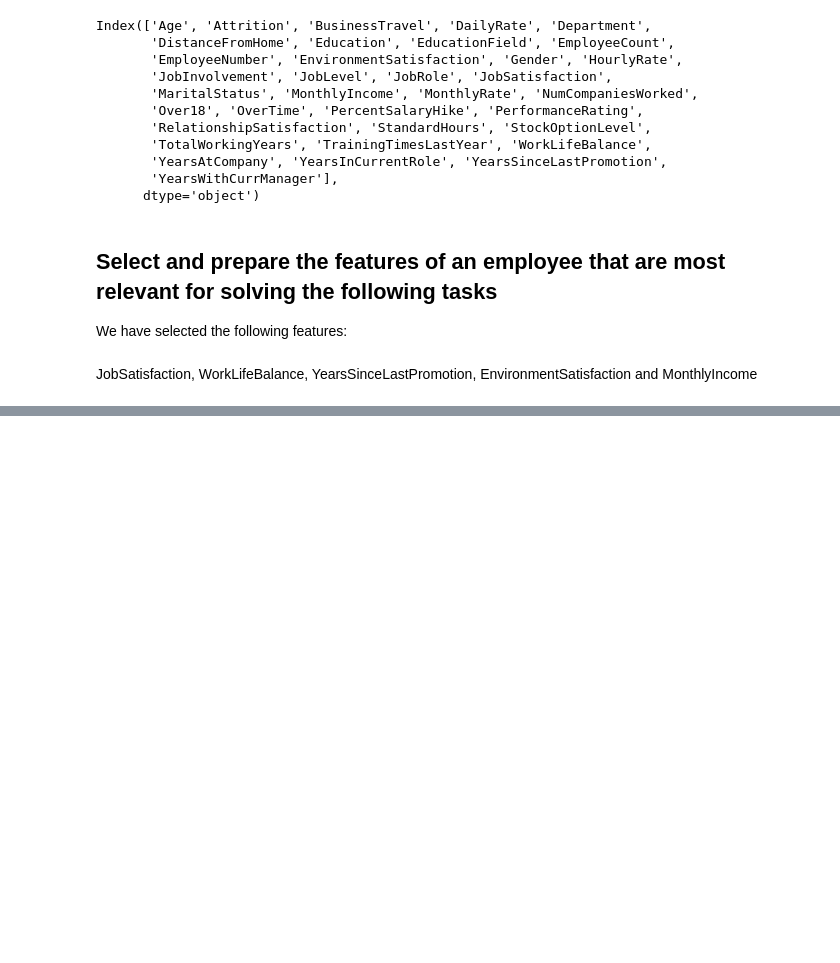
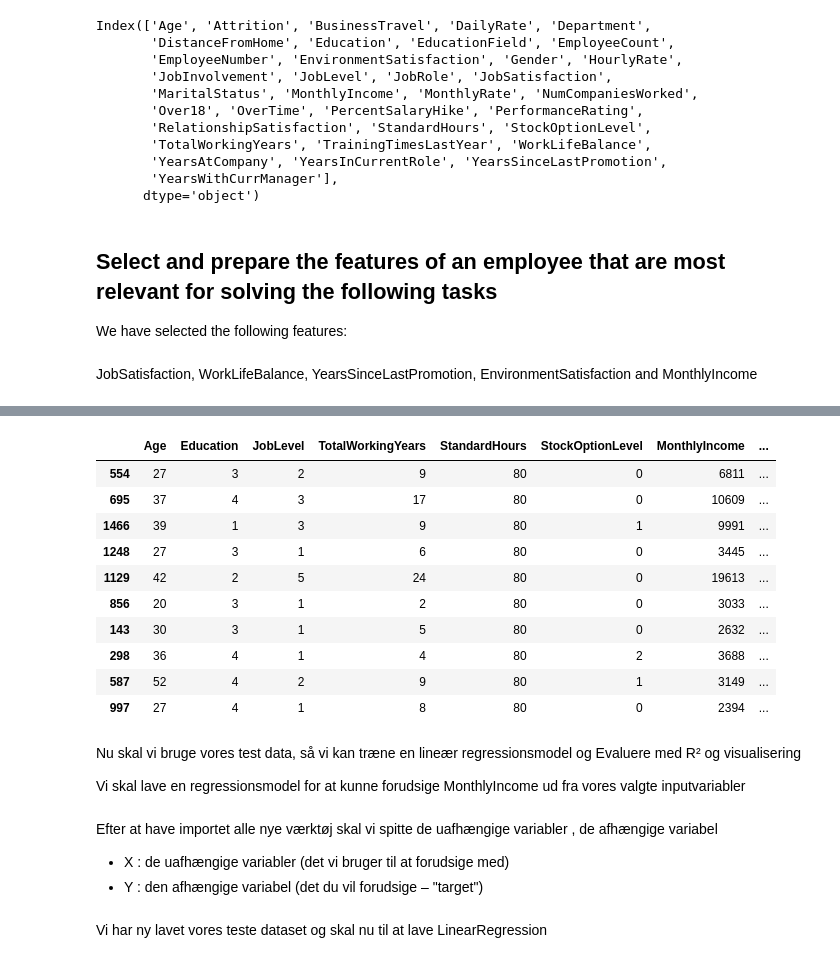
Before and after one commit to sanderMarcusChristensen/BI-Projects, a Jupyter notebook: MP3 - Machine Learning for analysis and prediction/Code/employee_attrition_exploration.ipynb, the cells around one changed output, grey strips where cells are left out. Saved outputs shown, nothing was run; the diff lists cells and outputs as text; code cells hidden in the pictures; blank space fills up the shorter version.

Commit message:
step 2 i mp3 done, skla laves pæn

```diff
--- a/MP3 - Machine Learning for analysis and prediction/Code/employee_attrition_exploration.ipynb
+++ b/MP3 - Machine Learning for analysis and prediction/Code/employee_attrition_exploration.ipynb
@@ -60,0 +118,18 @@ JobSatisfaction, WorkLifeBalance, YearsSinceLastPromotion, EnvironmentSatisfacti
+# %%
+# Vælg de ønskede features
+features = [
+    'Age',
+    'Education',
+    'EducationField',
+    'JobLevel',
+    'JobRole',
+    'TotalWorkingYears',
+    'StandardHours',
+    'StockOptionLevel'
+]
+
+# Target (det vi vil forudsige)
+target = 'MonthlyIncome'
+
+# Lav en kopi af datasættet med kun relevante kolonner
+df_model = emp_data[features + [target]].copy()
@@ -60,0 +140,19 @@ JobSatisfaction, WorkLifeBalance, YearsSinceLastPromotion, EnvironmentSatisfacti
+# %%
+# Du  kolonner med værdierne 0 og 1, men pandas kan vise dem som False og True
+df_model_encoded.sample(10)
+# %% [output]
+|  | Age | Education | JobLevel | TotalWorkingYears | StandardHours | StockOptionLevel | MonthlyIncome | ... |
+| 554 | 27 | 3 | 2 | 9 | 80 | 0 | 6811 | ... |
+| 695 | 37 | 4 | 3 | 17 | 80 | 0 | 10609 | ... |
+| 1466 | 39 | 1 | 3 | 9 | 80 | 1 | 9991 | ... |
+| 1248 | 27 | 3 | 1 | 6 | 80 | 0 | 3445 | ... |
+| 1129 | 42 | 2 | 5 | 24 | 80 | 0 | 19613 | ... |
+| 856 | 20 | 3 | 1 | 2 | 80 | 0 | 3033 | ... |
+| 143 | 30 | 3 | 1 | 5 | 80 | 0 | 2632 | ... |
+| 298 | 36 | 4 | 1 | 4 | 80 | 2 | 3688 | ... |
+| 587 | 52 | 4 | 2 | 9 | 80 | 1 | 3149 | ... |
+| 997 | 27 | 4 | 1 | 8 | 80 | 0 | 2394 | ... |
+# %% [markdown]
+Nu skal vi bruge vores test data, så vi kan træne en lineær regressionsmodel og Evaluere med R² og visualisering
+
+Vi skal lave en regressionsmodel for at kunne forudsige MonthlyIncome ud fra vores valgte inputvariabler
@@ -60,0 +163,5 @@ JobSatisfaction, WorkLifeBalance, YearsSinceLastPromotion, EnvironmentSatisfacti
+# %% [markdown]
+Efter at have importet alle nye værktøj skal vi spitte de uafhængige variabler , de afhængige variabel
+
+- X : de uafhængige variabler (det vi bruger til at forudsige med)
+- Y : den afhængige variabel (det du vil forudsige – "target")
@@ -60,0 +181,2 @@ JobSatisfaction, WorkLifeBalance, YearsSinceLastPromotion, EnvironmentSatisfacti
+# %% [markdown]
+Vi har ny lavet vores teste dataset og skal nu til at lave LinearRegression
```
Also changed, not shown: parts of 23 cells of this notebook.
